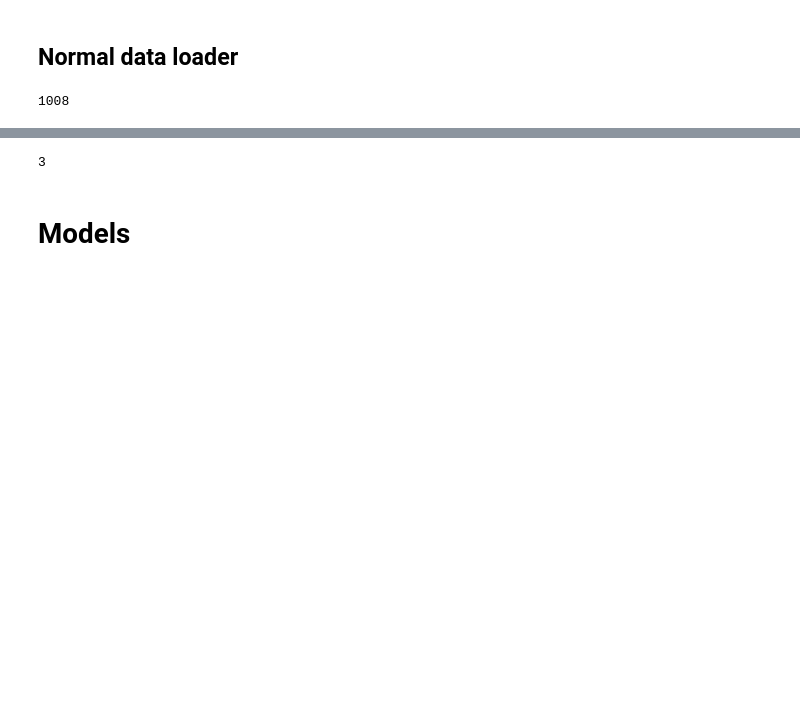
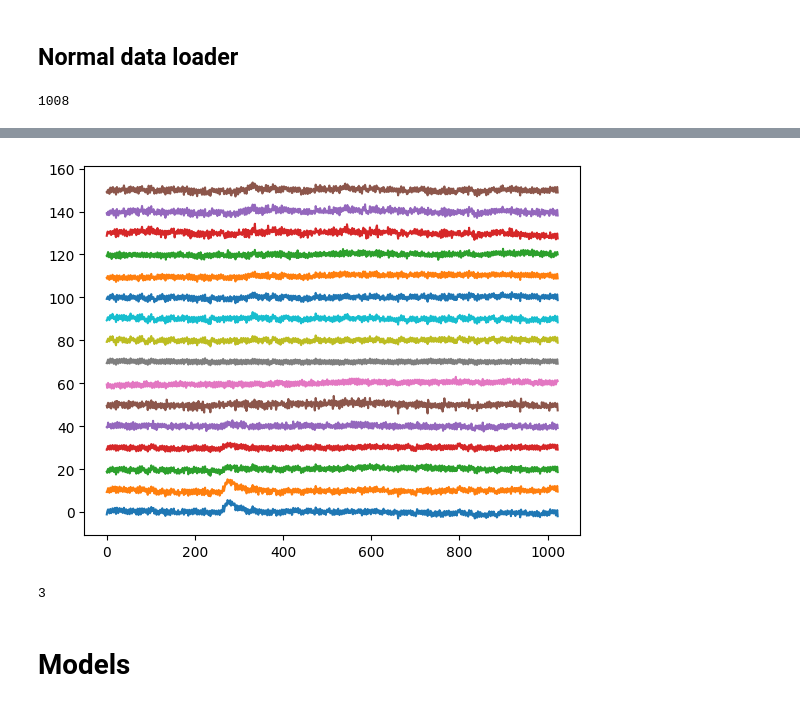
Before and after one commit to kapipapi/RoboticArmMotorImaginary, a Jupyter notebook: notebooks/Models.ipynb, the cells around one changed output, grey strips where cells are left out. Drawn from its saved outputs; the diff is of its cells as text; code cells hidden in the pictures; blank space fills up the shorter version.

```diff
--- a/notebooks/Models.ipynb
+++ b/notebooks/Models.ipynb
@@ -42,3 +58,8 @@ dataset.__getitem__(3)[0].shape
+# %%
+plt.plot(x.transpose())
+plt.show()
+# %% [output]
+[figure, added]
 # %%
 dataset.n_classes
 # %% [output]
```
Also changed, not shown: parts of 7 cells of this notebook, 1 other file.
